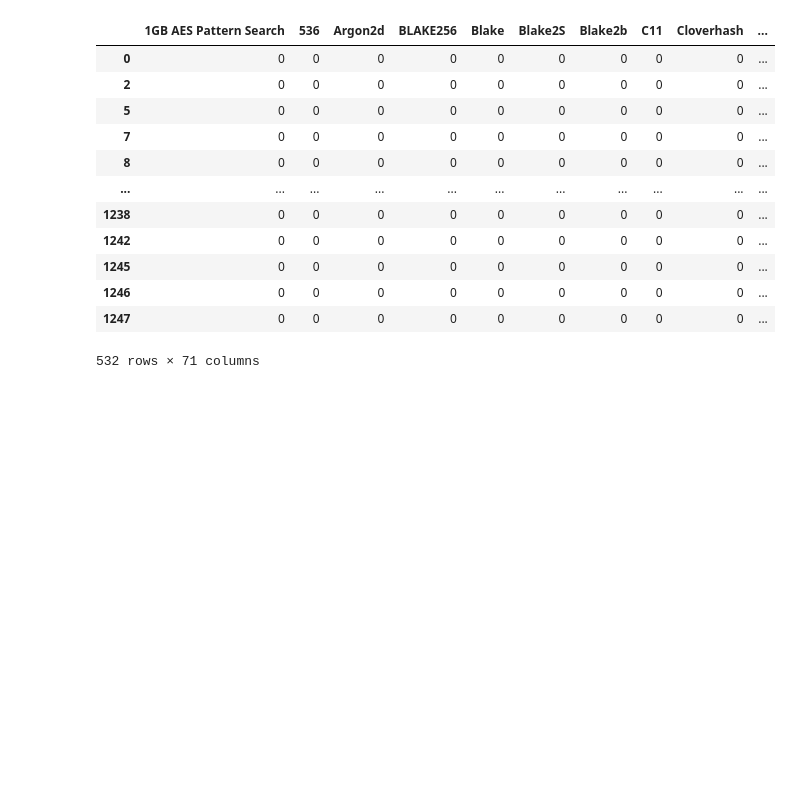
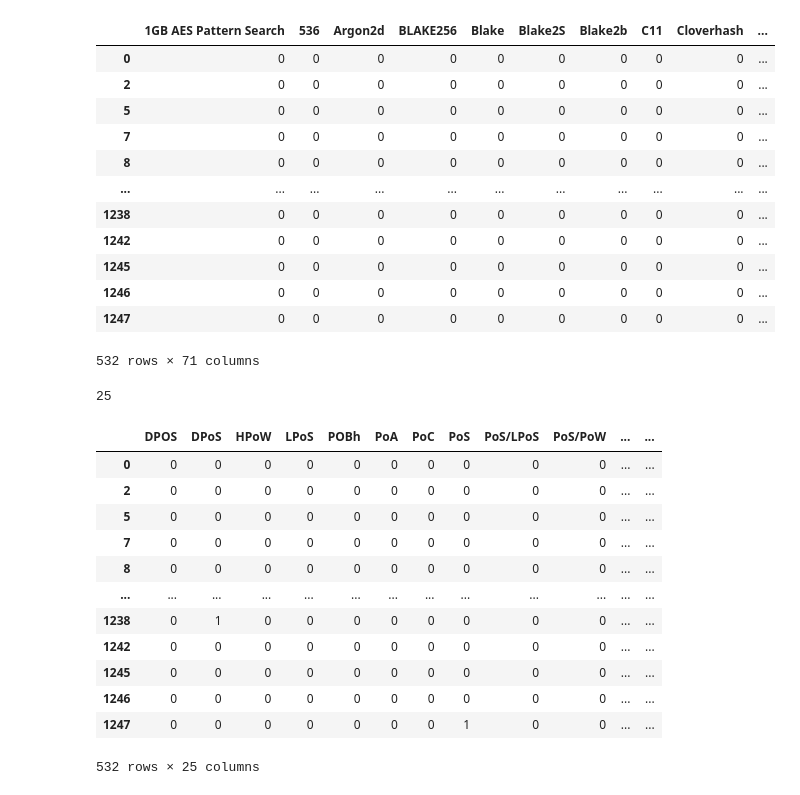
Before and after one commit to Barlow0471/Unsupervised-Learning, a Jupyter notebook: crypto.ipynb, the cells around one changed output. Saved outputs shown, nothing was run; the diff lists cells and outputs as text; code cells hidden in the pictures; blank space fills up the shorter version.

```diff
--- a/crypto.ipynb
+++ b/crypto.ipynb
@@ -121,3 +125,24 @@ algorithm
 | 1246 | 0 | 0 | 0 | 0 | 0 | 0 | 0 | 0 | 0 | ... |
 | 1247 | 0 | 0 | 0 | 0 | 0 | 0 | 0 | 0 | 0 | ... |
 532 rows × 71 columns
+# %%
+df['ProofType'].nunique()
+# %% [output]
+25
+# %%
+prooftype = pd.get_dummies(df['ProofType'])
+prooftype
+# %% [output]
+|  | DPOS | DPoS | HPoW | LPoS | POBh | PoA | PoC | PoS | PoS/LPoS | PoS/PoW | ... | ... |
+| 0 | 0 | 0 | 0 | 0 | 0 | 0 | 0 | 0 | 0 | 0 | ... | ... |
+| 2 | 0 | 0 | 0 | 0 | 0 | 0 | 0 | 0 | 0 | 0 | ... | ... |
+| 5 | 0 | 0 | 0 | 0 | 0 | 0 | 0 | 0 | 0 | 0 | ... | ... |
+| 7 | 0 | 0 | 0 | 0 | 0 | 0 | 0 | 0 | 0 | 0 | ... | ... |
+| 8 | 0 | 0 | 0 | 0 | 0 | 0 | 0 | 0 | 0 | 0 | ... | ... |
+| ... | ... | ... | ... | ... | ... | ... | ... | ... | ... | ... | ... | ... |
+| 1238 | 0 | 1 | 0 | 0 | 0 | 0 | 0 | 0 | 0 | 0 | ... | ... |
+| 1242 | 0 | 0 | 0 | 0 | 0 | 0 | 0 | 0 | 0 | 0 | ... | ... |
+| 1245 | 0 | 0 | 0 | 0 | 0 | 0 | 0 | 0 | 0 | 0 | ... | ... |
+| 1246 | 0 | 0 | 0 | 0 | 0 | 0 | 0 | 0 | 0 | 0 | ... | ... |
+| 1247 | 0 | 0 | 0 | 0 | 0 | 0 | 0 | 1 | 0 | 0 | ... | ... |
+532 rows × 25 columns
```
Also changed, not shown: parts of 2 cells of this notebook.
